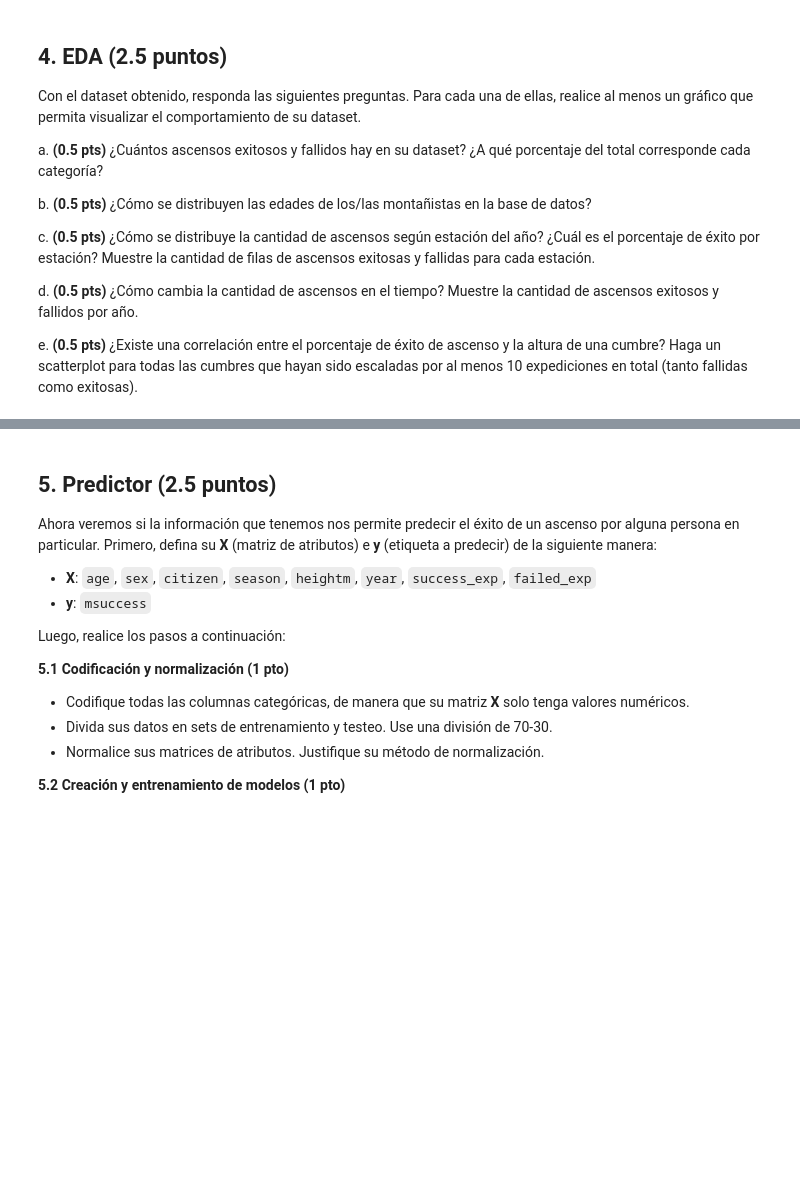
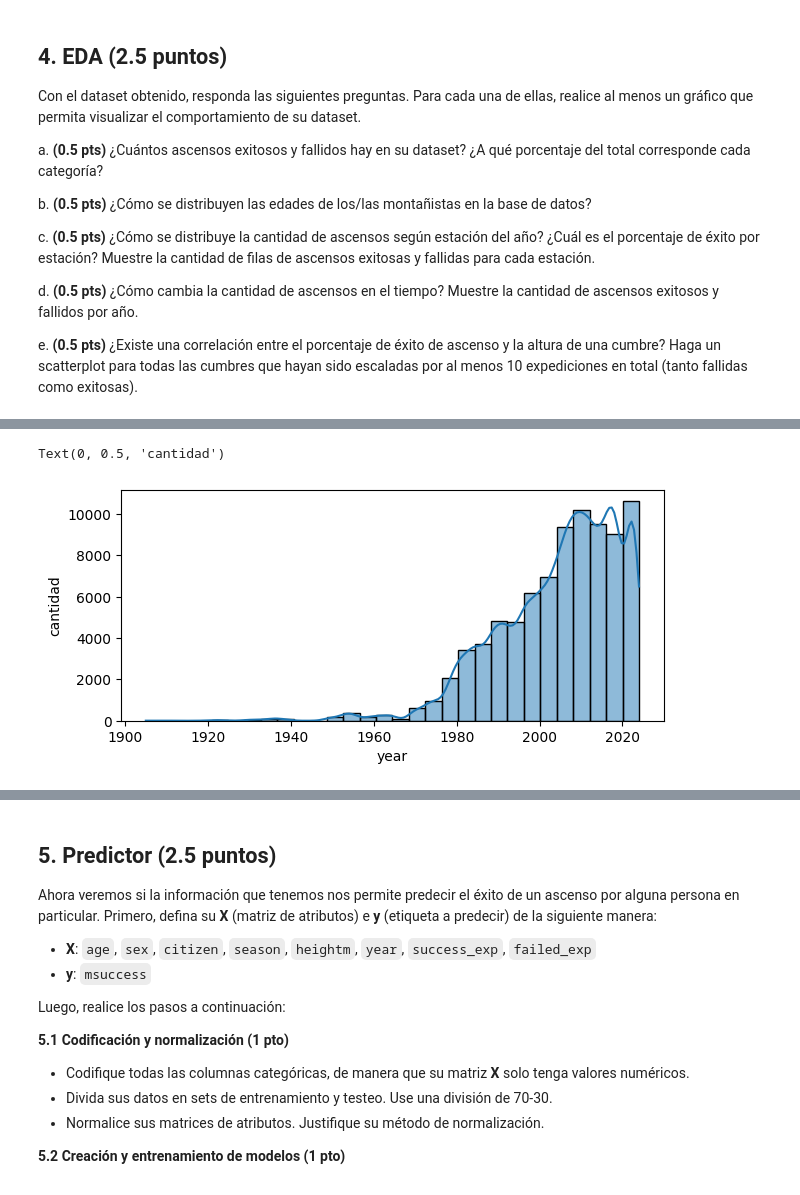
Before and after one commit to Cristobal-Lyon-Diaz/IMT2200-Cristobal-Lyon, a Jupyter notebook: tarea 04/IMT2200-25s2 - Tarea 04.ipynb, the cells around one changed output, grey strips where cells are left out. Cells and saved outputs as stored; diff of their text form; code cells hidden in the pictures; blank space fills up the shorter version.

```diff
--- a/tarea 04/IMT2200-25s2 - Tarea 04.ipynb
+++ b/tarea 04/IMT2200-25s2 - Tarea 04.ipynb
@@ -409,0 +740,8 @@ e. **(0.5 pts)** ¿Existe una correlación entre el porcentaje de éxito de asce
+# %%
+fig, ax = plt.subplots(1, 1, figsize=(7,3))
+ax = sns.histplot(data=df_final, x='year', bins=30, kde=True)
+ax.set_xlabel('year')
+ax.set_ylabel('cantidad')
+# %% [output]
+Text(0, 0.5, 'cantidad')
+[figure, added]
```
Also changed, not shown: parts of 45 cells of this notebook.
